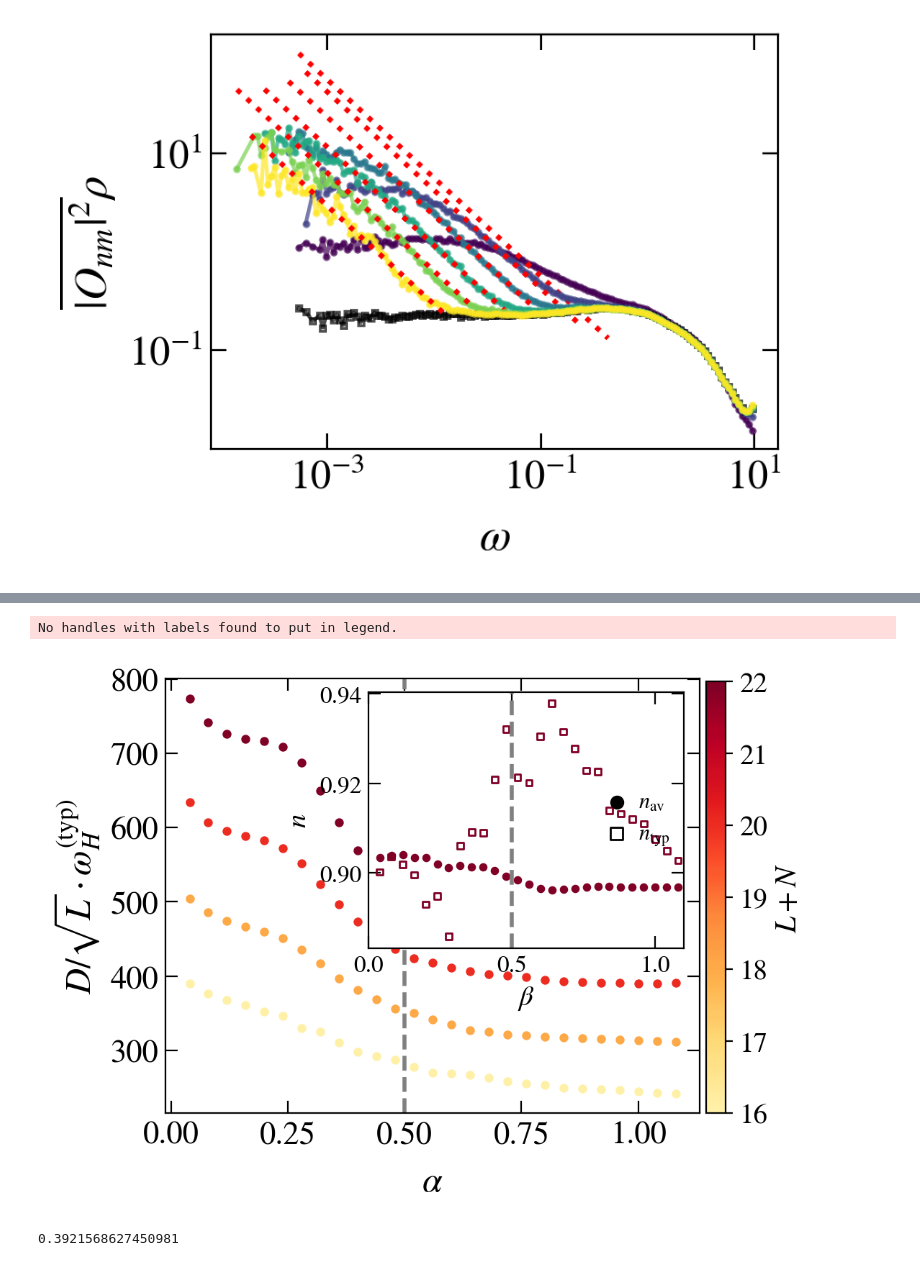
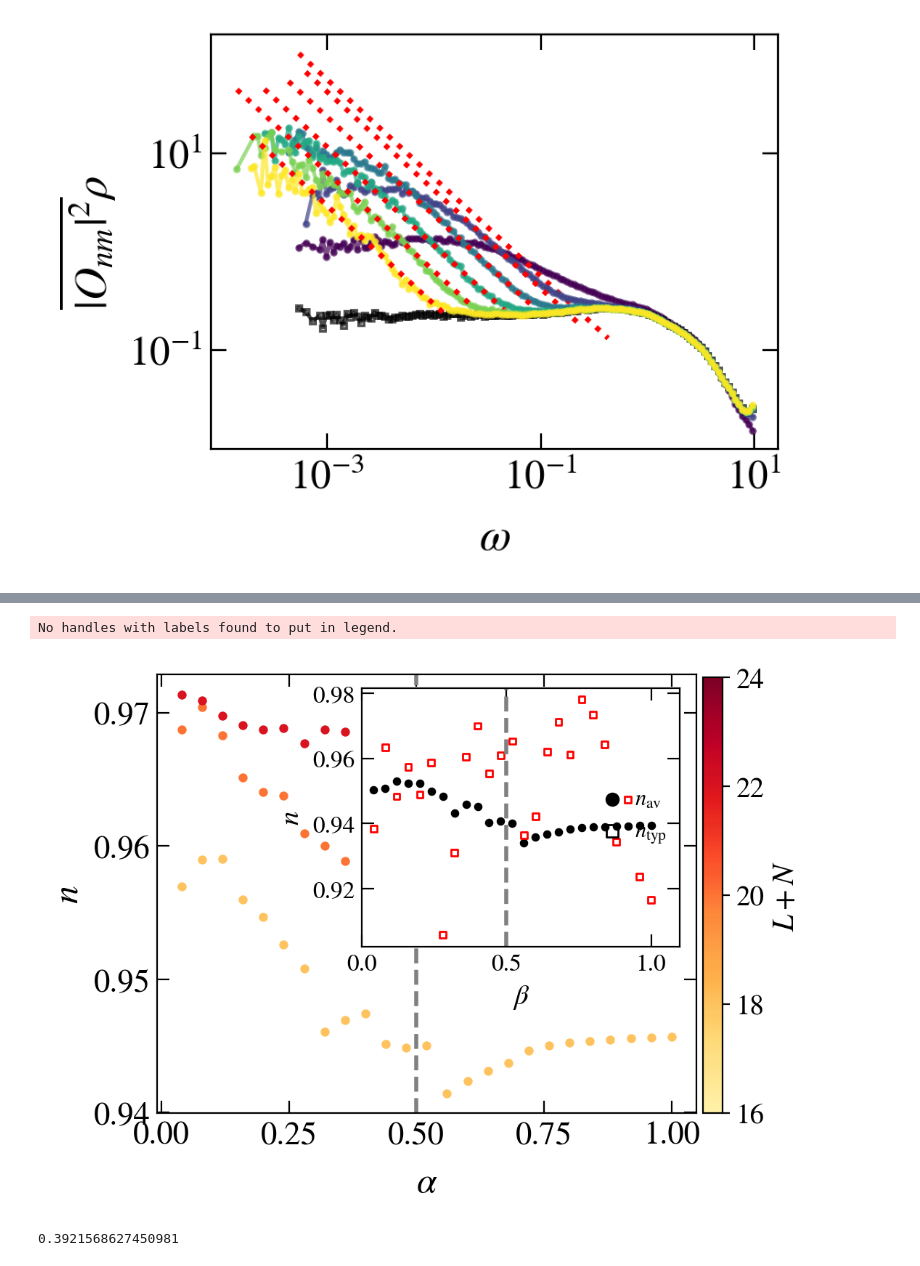
Before and after one commit to Rafal-Swietek/QHamSolver, a Jupyter notebook: XXZ/Jupyter_Python/fgr_sym.ipynb, the cells around one changed output, grey strips where cells are left out. Cells and saved outputs as stored; diff of their text form; code cells hidden in the pictures.

```diff
--- a/XXZ/Jupyter_Python/fgr_sym.ipynb
+++ b/XXZ/Jupyter_Python/fgr_sym.ipynb
@@ -1182,6 +1173,7 @@ J = 1
 g=0.2
 op=0
 
+delta=0.55
 
 INTEGRATED = 0
 BC = 0
@@ -1189,8 +1181,8 @@ BC = 0
 prefix = '../results_fgr/symmetries/OBC/Spectrals_SzSz/' if BC else '../results_fgr/symmetries/PBC/Spectrals_SzSz/'
 hz = 0
 
-sizes = np.arange(16, 23, 2)
-dx_vals = np.arange(0.04, 1.09, 0.04)
+sizes = np.arange(16, 25, 2)
+dx_vals = np.arange(0.04, 1.01, 0.04)
 dx_crit = 0.5
 
 
@@ -1230,7 +1222,7 @@ for L in sizes:
         dim_tot = 0
         for [ks, ps, zxs] in real_sec + imag_sec:
         # for [ks, ps, zxs] in real_sec:
-        # for [ks, ps, zxs] in [[0,1,1]]:
+        # for [ks, ps, zxs] in [[1,1,1]]:
             factor = 1 if ks == 0 or ks == L / 2 else 2
             name = prefix + info_sym(L=L, J1=J, delta1=delta, delta2=dx, k=ks, p=ps, zx=zxs) + '.hdf5'
 
@@ -1243,8 +1235,8 @@ for L in sizes:
                     Etarget = np.mean(E)#E[0] + 0.2 * (E[-1] - E[0])
 
                     idxE = np.argmin(np.abs(E - Etarget))
-                    num = int( min(500, 0.1*dim) )
-                    # num = dim//2
+                    # num = int( min(500, 0.1*dim) )
+                    num = dim//2
 
                     idx_min = idxE - num//2
                     if idx_min < 0: idx_min = 0
@@ -1253,8 +1245,8 @@ for L in sizes:
 
                     # print(idxE, idxE - num//2, idxE + num//2)
                     # pr[ii] = np.mean(np.array(file.get('Pr_q'))[iddx])
-                    _pr_ = np.array(file.get('Pr'))[0, idx_min : idx_max]
-                    _pr_comp_ = np.array(file.get('Pr_comp'))[0, idx_min : idx_max]
+                    _pr_ = np.array(file.get('Pr'))[0] if L > 22 and factor == 2 else np.array(file.get('Pr'))[0, idx_min : idx_max]
+                    _pr_comp_ = np.array(file.get('Pr_comp'))[0] if L > 22 and factor == 2 else np.array(file.get('Pr_comp'))[0, idx_min : idx_max]
 
                     pr[ii] += np.mean(_pr_) * factor * dim
                     pr_comp[ii] += np.mean(_pr_comp_) * factor * dim
@@ -1323,8 +1315,8 @@ for iiL, L_total in enumerate( sizes[1:] ):
     inset.scatter(dx_vals, d2_comp[iiL], color=col, marker='s', facecolor='None', s=10)
 
 
-inset.scatter(np.nan, np.nan, color='k', label=r"$d_2^{\rm comp}$")
-inset.scatter(np.nan, np.nan, color='k', label=r"$d_2^{(\hat{H}_0)}$", marker='s', facecolor='None')
+inset.scatter(np.nan, np.nan, color='k', label=r"$d_2^{(\hat{H}_0)}$")
+inset.scatter(np.nan, np.nan, color='k', label=r"$d_2^{\rm comp}$", marker='s', facecolor='None')
 
 axis.axvline(x=dx_crit, ls='--', color='gray', lw=2)
 inset.axvline(x=dx_crit, ls='--', color='gray', lw=2)
@@ -1372,8 +1366,8 @@ BC = 0
 prefix = '../results_fgr/symmetries/OBC/Spectrals_SzSz/' if BC else '../results_fgr/symmetries/PBC/Spectrals_SzSz/'
 hz = 0
 
-sizes = np.arange(16, 23, 2)
-dx_vals = np.arange(0.04, 1.09, 0.04)
+sizes = np.arange(16, 25, 2)
+dx_vals = np.arange(0.04, 1.01, 0.04)
 dx_crit = 0.5
 
 
@@ -1409,11 +1403,11 @@ for L in sizes:
     for ii, dx in enumerate(dx_vals):
         dim_tot = 0
         counter = 0
-        for [ks, ps, zxs] in imag_sec:
+        # for [ks, ps, zxs] in imag_sec:
         # for [ks, ps, zxs] in real_sec:
-        # for [ks, ps, zxs] in [[0,1,1]]:
+        for [ks, ps, zxs] in [[1,1,1]]:
             factor = 1 if ks == 0 or ks == L / 2 else 2
-            name = prefix + info_sym(L=L, J1=J, delta1=delta, delta2=dx, k=ks, p=ps, zx=zxs) + '.hdf5'
+            name = prefix + info_sym(L=L, J1=J, delta1=0.55, delta2=dx, k=ks, p=ps, zx=zxs) + '.hdf5'
 
             if exists(name):
                 with h5py.File(name, "r") as file:
@@ -1435,16 +1429,16 @@ for L in sizes:
 
                     # print(idxE, idxE - num//2, idxE + num//2)
                     # pr[ii] = np.mean(np.array(file.get('Pr_q'))[iddx])
-                    wH[ii] += np.mean( np.abs(np.diff(E)[idx_min : idx_max])) / np.sqrt(L)# * factor * dim / np.sqrt(L)
-                    wH_typ[ii] += np.exp( np.mean( np.log( np.diff(E)[idx_min : idx_max]))) / np.sqrt(L)# * factor * dim / np.sqrt(L)
+                    wH[ii] += np.mean( np.abs(np.diff(E)[idx_min : idx_max]))# / np.sqrt(L)# * factor * dim / np.sqrt(L)
+                    wH_typ[ii] += np.exp( np.mean( np.log( np.diff(E)[idx_min : idx_max])))# / np.sqrt(L)# * factor * dim / np.sqrt(L)
 
             else:
                 print(name)
         # wH[ii] /= dim_tot
         # wH_typ[ii] /= dim_tot
     # print(L, Sinfo)
-    dims.append(dim_tot / counter)
-    axis.scatter(dx_vals, dim_tot * wH_typ, color=col, s=12)
+    dims.append(dim_tot)
+    # axis.scatter(dx_vals, -np.log(wH_typ) / (L*np.log(2)), color=col, s=12)
 
     wH_all.append(wH)
     wH_typ_all.append(wH_typ)
@@ -1463,6 +1457,7 @@ def _fun_info(L, a, d2):
     return d2 * L + a
 
 
+n_L = np.zeros((dx_vals.size, sizes.size-2))
 for ii, dx in enumerate(dx_vals):
     parsolo, pconv, fit_info, msg, _ = fit(_fun_pr,
                         xdata = dims,
@@ -1470,6 +1465,8 @@ for ii, dx in enumerate(dx_vals):
                         full_output=True, maxfev=20000)
     A = parsolo[0]
     n[ii] = parsolo[1]
+    x = -np.diff( np.log(wH_all[ii]) ) / np.diff(np.log(dims))# / np.log(2)
+    n_L[ii] = (x[1:] + x[:-1])/2.
 
     parsolo, pconv, fit_info, msg, _ = fit(_fun_pr,
                         xdata = dims,
@@ -1478,42 +1475,47 @@ for ii, dx in enumerate(dx_vals):
     A = parsolo[0]
     n_typ[ii] = parsolo[1]
 
-inset.scatter(dx_vals, n, color=col, s=10)
-inset.scatter(dx_vals, n_typ, color=col, marker='s', facecolor='None', s=10)
+n_L = np.transpose(n_L)
+for iiL, L in enumerate(sizes[1:-1]):
+    col = s_m.to_rgba(L)
+    axis.scatter(dx_vals, n_L[iiL], color=col, s=12)
+
+inset.scatter(dx_vals, n, color='k', s=10)
+inset.scatter(dx_vals, n_typ, color='red', marker='s', facecolor='None', s=10)
 
 
 inset.scatter(np.nan, np.nan, color='k', label=r"$n_{\rm av}$")
 inset.scatter(np.nan, np.nan, color='k', label=r"$n_{\rm typ}$", marker='s', facecolor='None')
 
 axis.axvline(x=dx_crit, ls='--', color='gray', lw=2)
 inset.axvline(x=dx_crit, ls='--', color='gray', lw=2)
 # inset.axhline(y=0, ls='-', color='blue', lw=2)
 
 # inset.xaxis.set_ticks_position('top')
 # inset.xaxis.set_label_position('top')
 # inset.yaxis.set_ticks_position('right')
 # inset.yaxis.set_label_position('right')
 
-fig_help.set_plot_elements(axis, ylabel=r"$D/\sqrt{L}\cdot\omega_H^{\rm (typ)}$", xlabel=r"$\alpha$", font_size=16, set_legend=1, xscale='linear', yscale='linear')
+fig_help.set_plot_elements(axis, ylabel=r"$n$", xlabel=r"$\alpha$", font_size=16, set_legend=1, xscale='linear', yscale='linear')
 # axis.set_ylim(0, 6÷)
 
 fig_help.set_plot_elements(inset, ylabel=r"$n$", xlabel=r"$\beta$", font_size=12, set_legend=1, xscale='linear', yscale='linear')
 fig_help.set_legend(inset, fontsize=11, loc='center right', ncol=1)
 inset.set_xlim(0, 1.1)
 # inset.set_ylim(-0.1, 1)
 
 fig.subplots_adjust(right=0.95)
 cbar_ax = fig.add_axes([0.96, 0.125, 0.03, 0.75])
 # fig.colorbar(im, cax=cbar_ax)
 cbar = fig.colorbar(s_m, cax=cbar_ax, aspect=1, orientation='vertical')
 cbar.set_label(r"$L+N$", fontsize=15)
 cbar.ax.tick_params(labelsize=14)
 
 fig.subplots_adjust(wspace = 0.03, hspace=0.03)
 # fig.savefig("../../Quadratic/Jupyter_Python/PLOTS_FADING/BEYOND_RMT/Fig_d2_QSM.pdf", bbox_inches = 'tight', pad_inches=0.02)
 # %% [output]
 No handles with labels found to put in legend.
-[figure, old version]
+[figure, new version]
 # %%
 1 / 2.55
 # %% [output]
```
Also changed, not shown: parts of 10 cells of this notebook, 8 other files.
